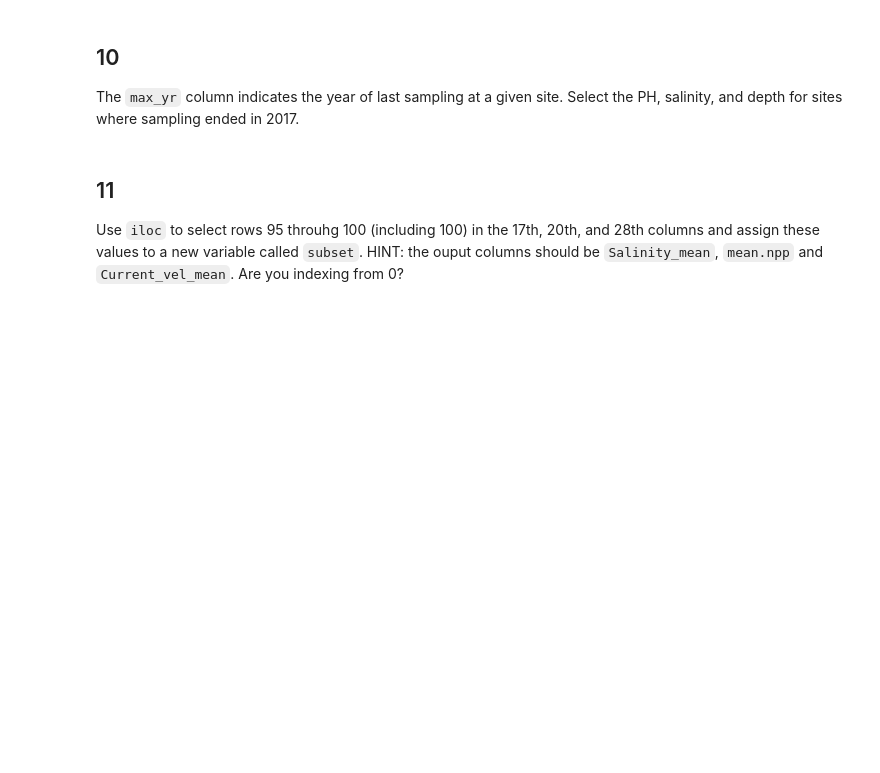
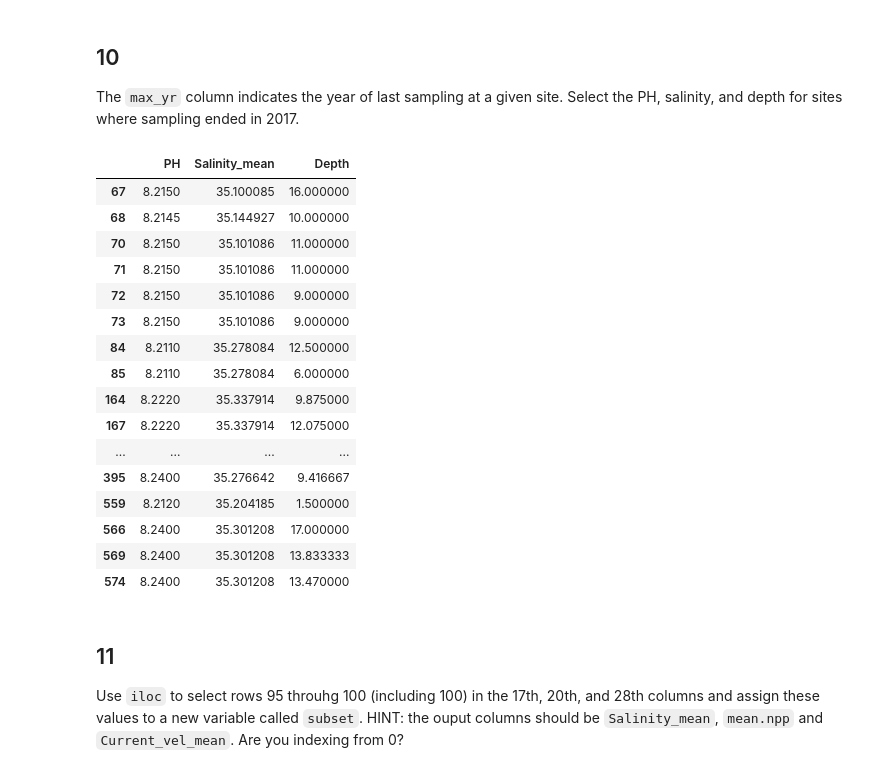
Before and after one commit to lchenhub/eds220-hwk-1, a Jupyter notebook: hwk1-task3.ipynb, the cells around one changed output. Saved outputs shown, nothing was run; the diff lists cells and outputs as text; code cells hidden in the pictures; blank space fills up the shorter version.

```diff
--- a/hwk1-task3.ipynb
+++ b/hwk1-task3.ipynb
@@ -228,3 +242,25 @@ The `max_yr` column indicates the year of last sampling at a given site. Select
+# %%
+max_2017 = coral_div[coral_div['max_yr'] == 2017][['PH', 'Salinity_mean', 'Depth']]
+
+max_2017
+# %% [output]
+|  | PH | Salinity_mean | Depth |
+| 67 | 8.2150 | 35.100085 | 16.000000 |
+| 68 | 8.2145 | 35.144927 | 10.000000 |
+| 70 | 8.2150 | 35.101086 | 11.000000 |
+| 71 | 8.2150 | 35.101086 | 11.000000 |
+| 72 | 8.2150 | 35.101086 | 9.000000 |
+| 73 | 8.2150 | 35.101086 | 9.000000 |
+| 84 | 8.2110 | 35.278084 | 12.500000 |
+| 85 | 8.2110 | 35.278084 | 6.000000 |
+| 164 | 8.2220 | 35.337914 | 9.875000 |
+| 167 | 8.2220 | 35.337914 | 12.075000 |
+| ... | ... | ... | ... |
+| 395 | 8.2400 | 35.276642 | 9.416667 |
+| 559 | 8.2120 | 35.204185 | 1.500000 |
+| 566 | 8.2400 | 35.301208 | 17.000000 |
+| 569 | 8.2400 | 35.301208 | 13.833333 |
+| 574 | 8.2400 | 35.301208 | 13.470000 |
 # %% [markdown]
 ## 11
 Use `iloc` to select rows 95 throuhg 100 (including 100) in the 17th, 20th, and 28th columns and assign these values to a new variable called `subset`. HINT: the ouput columns should be `Salinity_mean`, `mean.npp` and `Current_vel_mean`. Are you indexing from 0?
```
Also changed, not shown: parts of 13 cells of this notebook.
